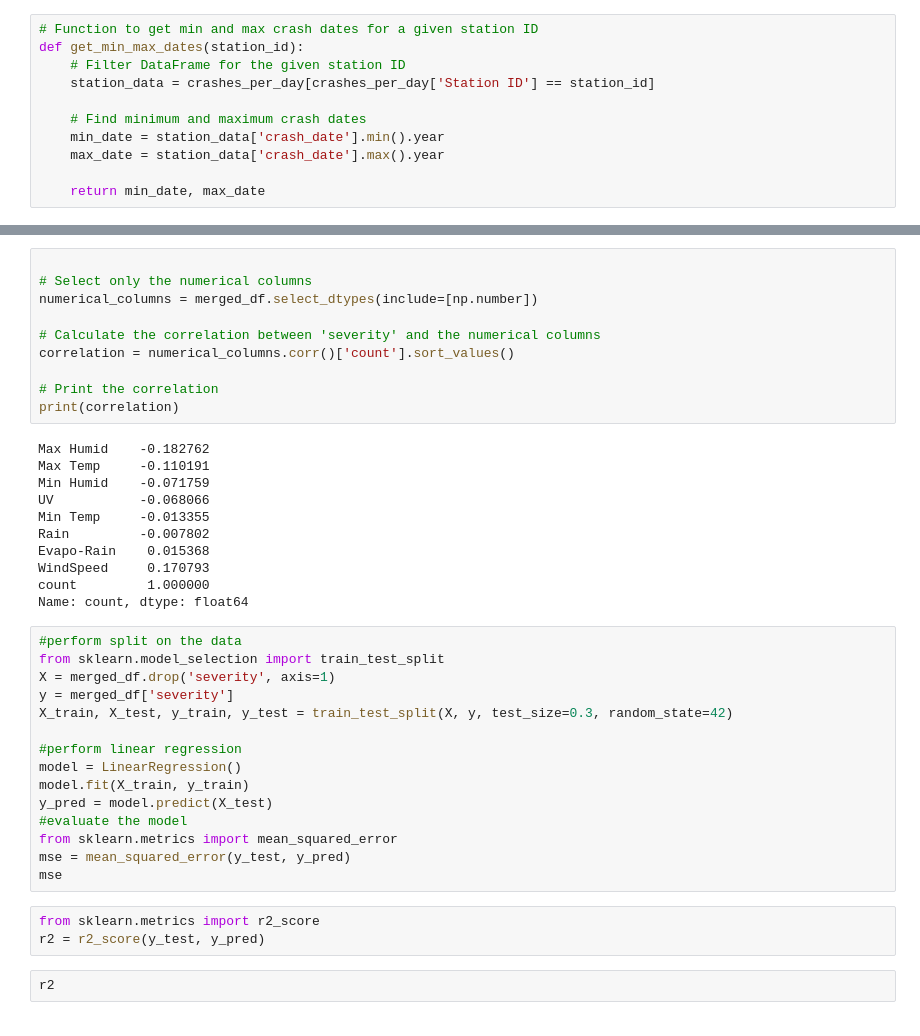
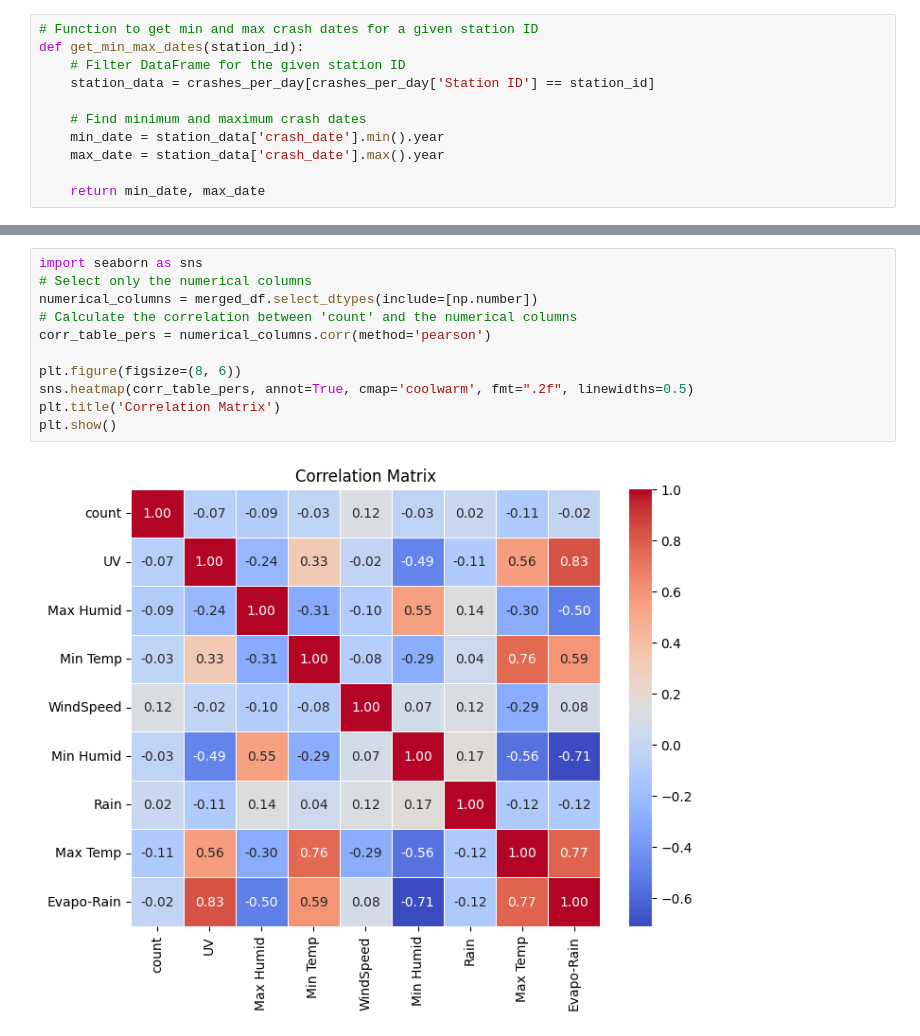
Before and after one commit to jeffphan8816/CloudDataScience, a Jupyter notebook: frontend/weathervscrashmodel.ipynb, the cells around one changed output, grey strips where cells are left out. Saved outputs shown, nothing was run; the diff lists cells and outputs as text.

```diff
--- a/frontend/weathervscrashmodel.ipynb
+++ b/frontend/weathervscrashmodel.ipynb
@@ -311,41 +254,13 @@ merged_df
 # %%
-
+import seaborn as sns
 # Select only the numerical columns
 numerical_columns = merged_df.select_dtypes(include=[np.number])
+# Calculate the correlation between 'count' and the numerical columns
+corr_table_pers = numerical_columns.corr(method='pearson')
 
-# Calculate the correlation between 'severity' and the numerical columns
-correlation = numerical_columns.corr()['count'].sort_values()
-
-# Print the correlation
-print(correlation)
+plt.figure(figsize=(8, 6))
+sns.heatmap(corr_table_pers, annot=True, cmap='coolwarm', fmt=".2f", linewidths=0.5)
+plt.title('Correlation Matrix')
+plt.show()
 # %% [output]
-Max Humid    -0.182762
-Max Temp     -0.110191
-Min Humid    -0.071759
-UV           -0.068066
-Min Temp     -0.013355
-Rain         -0.007802
-Evapo-Rain    0.015368
-WindSpeed     0.170793
-count         1.000000
-Name: count, dtype: float64
+[figure, added]
-# %%
-#perform split on the data
-from sklearn.model_selection import train_test_split
-X = merged_df.drop('severity', axis=1)
-y = merged_df['severity']
-X_train, X_test, y_train, y_test = train_test_split(X, y, test_size=0.3, random_state=42)
-
-#perform linear regression
-model = LinearRegression()
-model.fit(X_train, y_train)
-y_pred = model.predict(X_test)
-#evaluate the model
-from sklearn.metrics import mean_squared_error
-mse = mean_squared_error(y_test, y_pred)
-mse
-# %%
-from sklearn.metrics import r2_score
-r2 = r2_score(y_test, y_pred)
-# %%
-r2
```
Also changed, not shown: parts of 31 cells of this notebook, 5 other files.
